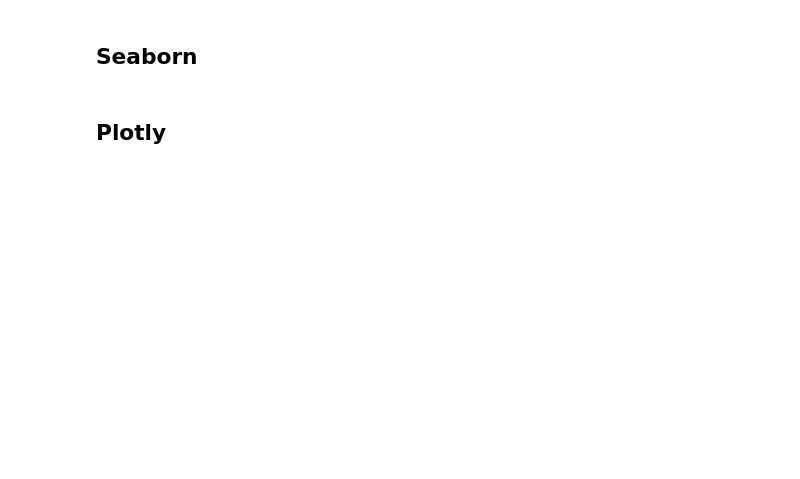
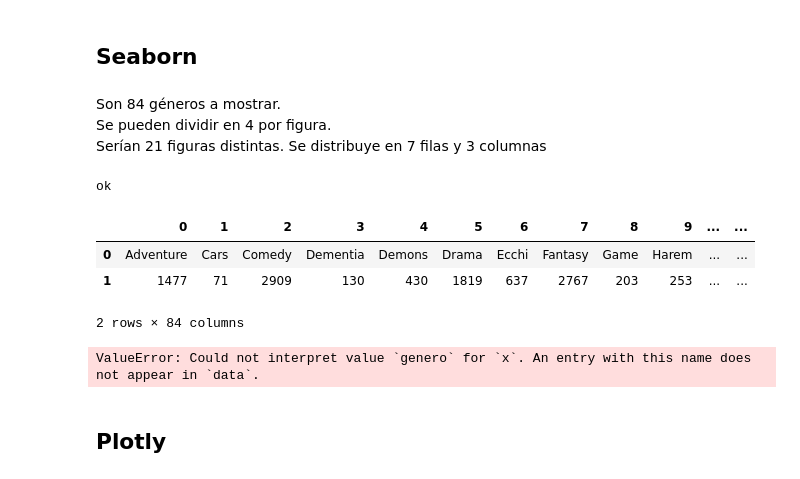
Before and after one commit to Asheyerth/DataScience_bootcamp2024BIT, a Jupyter notebook: Actividad_2/2_Visualizaciones_EDA.ipynb, the cells around one changed output. Cells and saved outputs as stored; diff of their text form; code cells hidden in the pictures; blank space fills up the shorter version.

```diff
--- a/Actividad_2/2_Visualizaciones_EDA.ipynb
+++ b/Actividad_2/2_Visualizaciones_EDA.ipynb
@@ -139,4 +140,28 @@ ax[6,2].bar(lenGenre[80:84], frecGenre[80:84]); ax[6,2].set_xticks(lenGenre[80:8
 # %% [markdown]
 ## Seaborn
+# %% [markdown]
+Son 84 géneros a mostrar.
+Se pueden dividir en 4 por figura.
+Serían 21 figuras distintas. Se distribuye en 7 filas y 3 columnas
+# %%
+type(tabla['Genres'])
+tabla.tail(10)
+print("ok")
+# %% [output]
+ok
+# %%
+toDF = [genero,frecGenre]
+
+df = pd.DataFrame(toDF)#,columns=genero)
+df
+# %% [output]
+|  | 0 | 1 | 2 | 3 | 4 | 5 | 6 | 7 | 8 | 9 | ... | ... |
+| 0 | Adventure | Cars | Comedy | Dementia | Demons | Drama | Ecchi | Fantasy | Game | Harem | ... | ... |
+| 1 | 1477 | 71 | 2909 | 130 | 430 | 1819 | 637 | 2767 | 203 | 253 | ... | ... |
+2 rows × 84 columns
+# %%
+sns.histplot(data=df, x='genero', hue='genero', multiple="stack")
+# %% [output]
+ValueError: Could not interpret value `genero` for `x`. An entry with this name does not appear in `data`.
 # %% [markdown]
 ## Plotly
```
Also changed, not shown: parts of 3 cells of this notebook, 2 other files.
